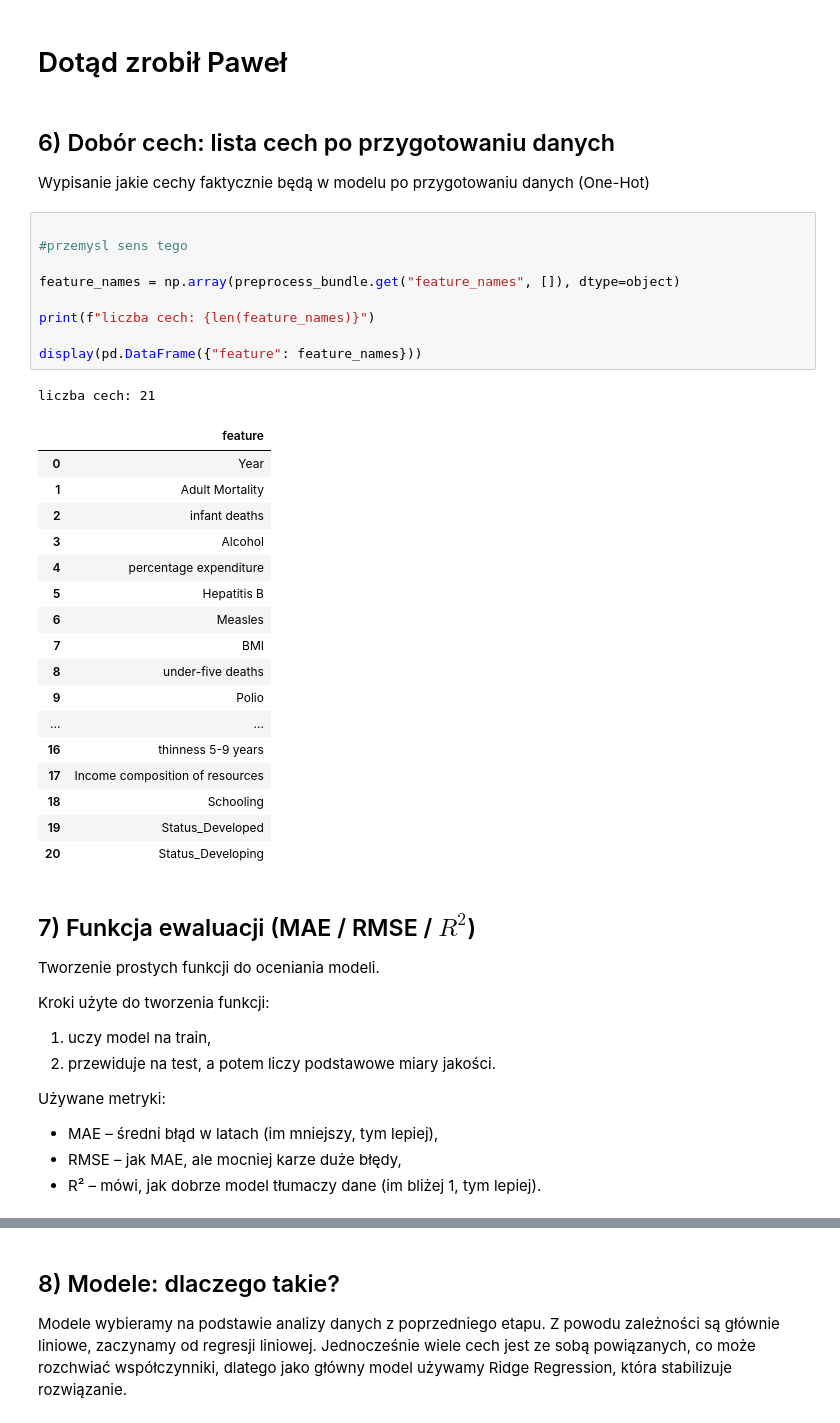
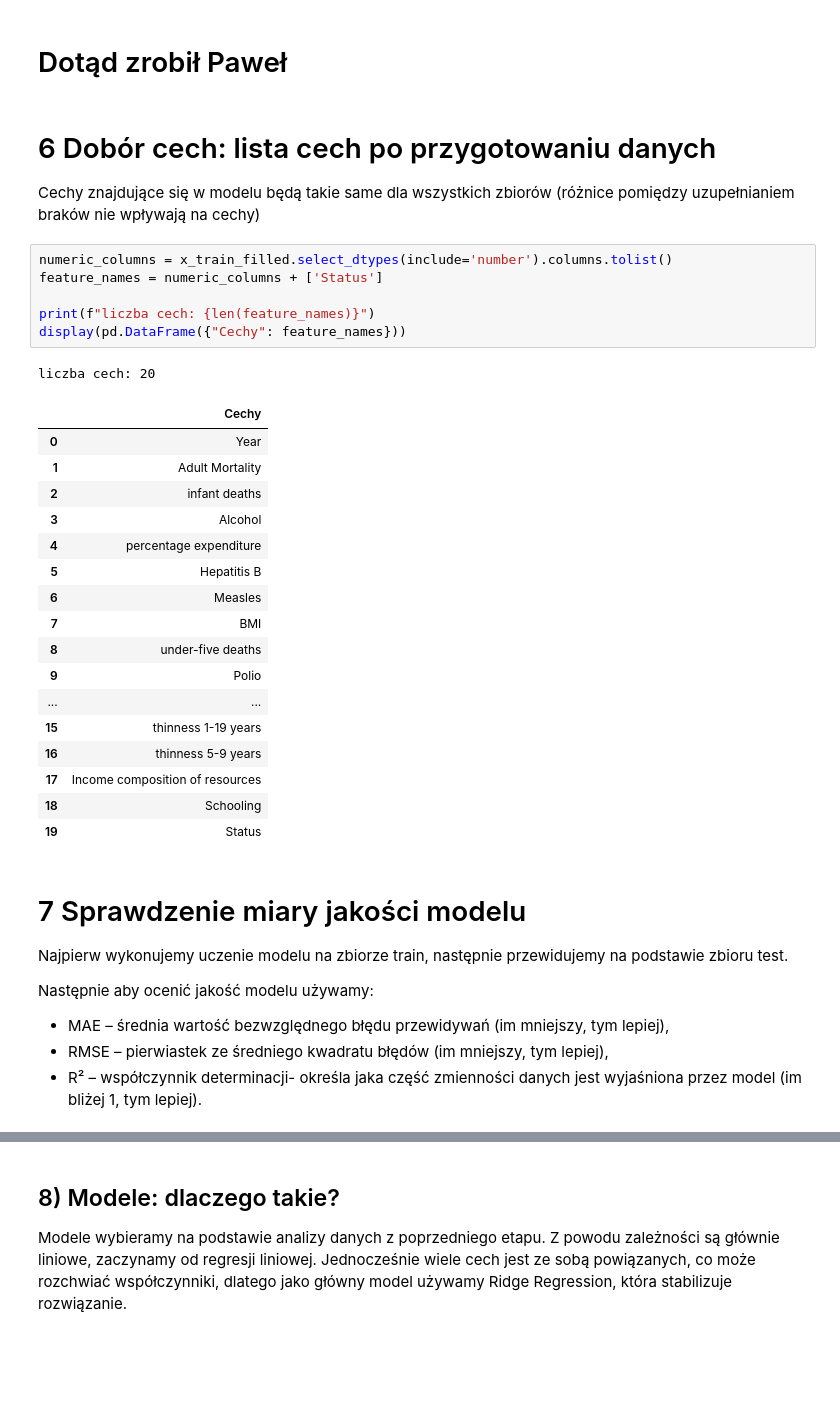
Before and after one commit to Paffeueq/data_mining_project, a Jupyter notebook: Life_Expectancy_Regression2.ipynb, the cells around one changed output, grey strips where cells are left out. Saved outputs shown, nothing was run; the diff lists cells and outputs as text; blank space fills up the shorter version.

```diff
--- a/Life_Expectancy_Regression2.ipynb
+++ b/Life_Expectancy_Regression2.ipynb
@@ -267,21 +267,18 @@ mediana: (2342, 20) (586, 20)
 # %% [markdown]
 # Dotąd zrobił Paweł
 # %% [markdown]
-## 6) Dobór cech: lista cech po przygotowaniu danych
+# 6 Dobór cech: lista cech po przygotowaniu danych
 
-Wypisanie jakie cechy faktycznie będą w modelu po przygotowaniu danych (One-Hot)
+Cechy znajdujące się w  modelu będą takie same dla wszystkich zbiorów (różnice pomiędzy uzupełnianiem braków nie wpływają na cechy)
 # %%
-
-#przemysl sens tego
-
-feature_names = np.array(preprocess_bundle.get("feature_names", []), dtype=object)
+numeric_columns = x_train_filled.select_dtypes(include='number').columns.tolist()
+feature_names = numeric_columns + ['Status']
 
 print(f"liczba cech: {len(feature_names)}")
-
-display(pd.DataFrame({"feature": feature_names}))
+display(pd.DataFrame({"Cechy": feature_names}))
 # %% [output]
-liczba cech: 21
+liczba cech: 20
-|  | feature |
+|  | Cechy |
 | 0 | Year |
 | 1 | Adult Mortality |
 | 2 | infant deaths |
@@ -293,25 +290,20 @@ liczba cech: 21
 | 8 | under-five deaths |
 | 9 | Polio |
 | ... | ... |
+| 15 | thinness 1-19 years |
 | 16 | thinness 5-9 years |
 | 17 | Income composition of resources |
 | 18 | Schooling |
-| 19 | Status_Developed |
-| 20 | Status_Developing |
+| 19 | Status |
 # %% [markdown]
-## 7) Funkcja ewaluacji (MAE / RMSE / $R^2$)
+# 7 Sprawdzenie miary jakości modelu
 
-Tworzenie prostych funkcji do oceniania modeli.
+Najpierw wykonujemy uczenie modelu na zbiorze train, następnie przewidujemy na podstawie zbioru test.
 
-Kroki użyte do tworzenia funkcji:
-1. uczy model na train,
-2. przewiduje na test, a potem liczy podstawowe miary jakości.
-
-Używane metryki:
-
-- MAE – średni błąd w latach (im mniejszy, tym lepiej),
-- RMSE – jak MAE, ale mocniej karze duże błędy,
-- R² – mówi, jak dobrze model tłumaczy dane (im bliżej 1, tym lepiej).
+Następnie aby ocenić jakość modelu używamy:
+- MAE – średnia wartość bezwzględnego błędu przewidywań (im mniejszy, tym lepiej),
+- RMSE – pierwiastek ze średniego kwadratu błędów (im mniejszy, tym lepiej),
+- R² – współczynnik determinacji- określa jaka część zmienności danych jest wyjaśniona przez model (im bliżej 1, tym lepiej).
 # %%
 
 def evaluate_estimator(model, X_train_t, X_test_t, y_train, y_test, name: str) -> dict:
```
Also changed, not shown: parts of 3 cells of this notebook.
